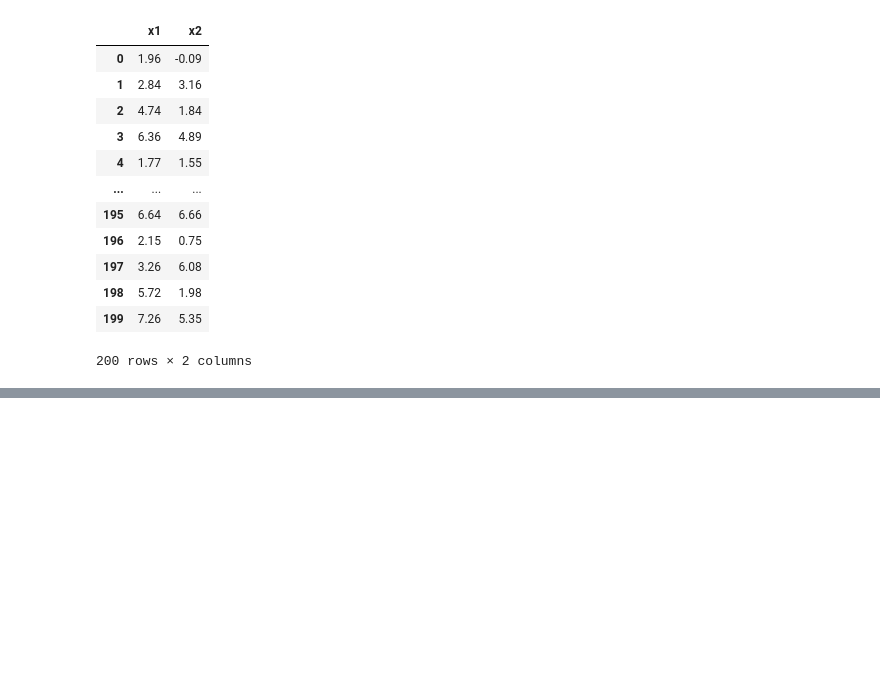
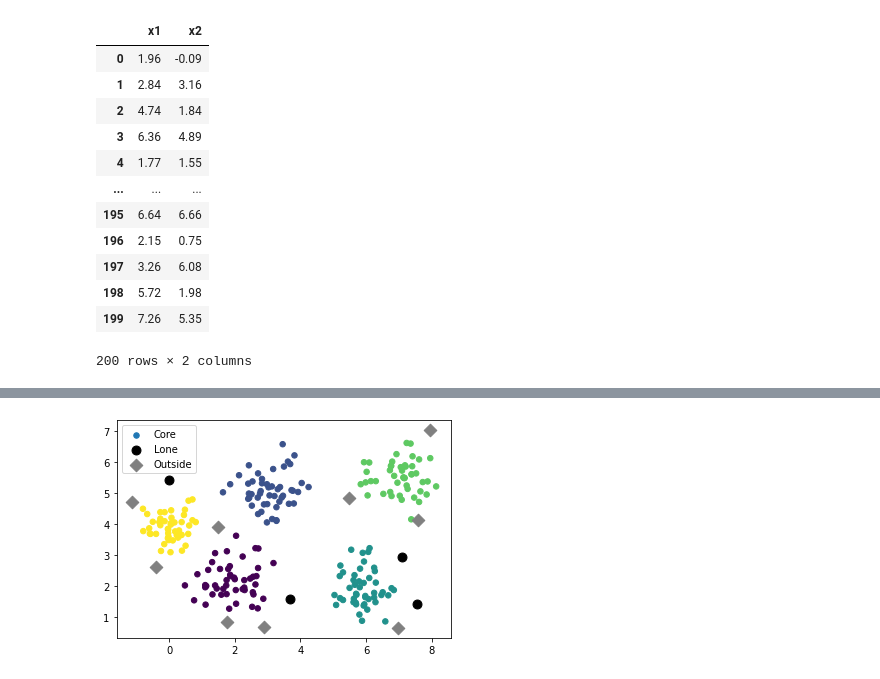
Before and after one commit to RealisticDeadpool/ml-basic-repo, a Jupyter notebook: Cluster/聚类.ipynb, the cells around one changed output, grey strips where cells are left out. Cells and saved outputs as stored; diff of their text form; code cells hidden in the pictures; blank space fills up the shorter version.

```diff
--- a/Cluster/聚类.ipynb
+++ b/Cluster/聚类.ipynb
@@ -47,0 +65,9 @@ model.fit(data)
+# %%
+#使用轮廓系数选出最佳半径
+r = np.arange(0.5, 1.2, 0.1)
+for i in r:
+    model = sc.DBSCAN(eps = i, min_samples=5)
+    model.fit(data)
+    labels = model.labels_
+    v = sm.silhouette_score(data, labels, sample_size = len(data), metric='euclidean')
+    print(i, ':', v)
@@ -47,0 +82,6 @@ model.fit(data)
+# %%
+#由上得出最佳半径为0.8
+model = sc.DBSCAN(eps = 0.8, min_samples=5)
+model.fit(data)
+label = model.labels_
+label
@@ -47,0 +104,22 @@ model.fit(data)
+# %%
+#数据可视化
+
+#绘制核心样本
+core_samples = data.loc[model.core_sample_indices_]
+#这的label没有用loc，因为label的数据类型是ndaarry
+plt.scatter(core_samples['x1'], core_samples['x2'], s=30, label = 'Core', c = label[model.core_sample_indices_])
+
+#绘制孤立样本
+lone_samples = data[label == -1]
+plt.scatter(lone_samples['x1'], lone_samples['x2'], s=80, color = 'black', label = 'Lone')
+
+
+#绘制外周样本
+wz_samples = data.drop(core_samples.index)
+wz_samples = wz_samples.drop(lone_samples.index)
+plt.scatter(wz_samples['x1'], wz_samples['x2'], s= 80, color = 'gray', marker = 'D', label = 'Outside')
+
+plt.legend()
+plt.show()
+# %% [output]
+[figure, added]
```
Also changed, not shown: parts of 6 cells of this notebook.
